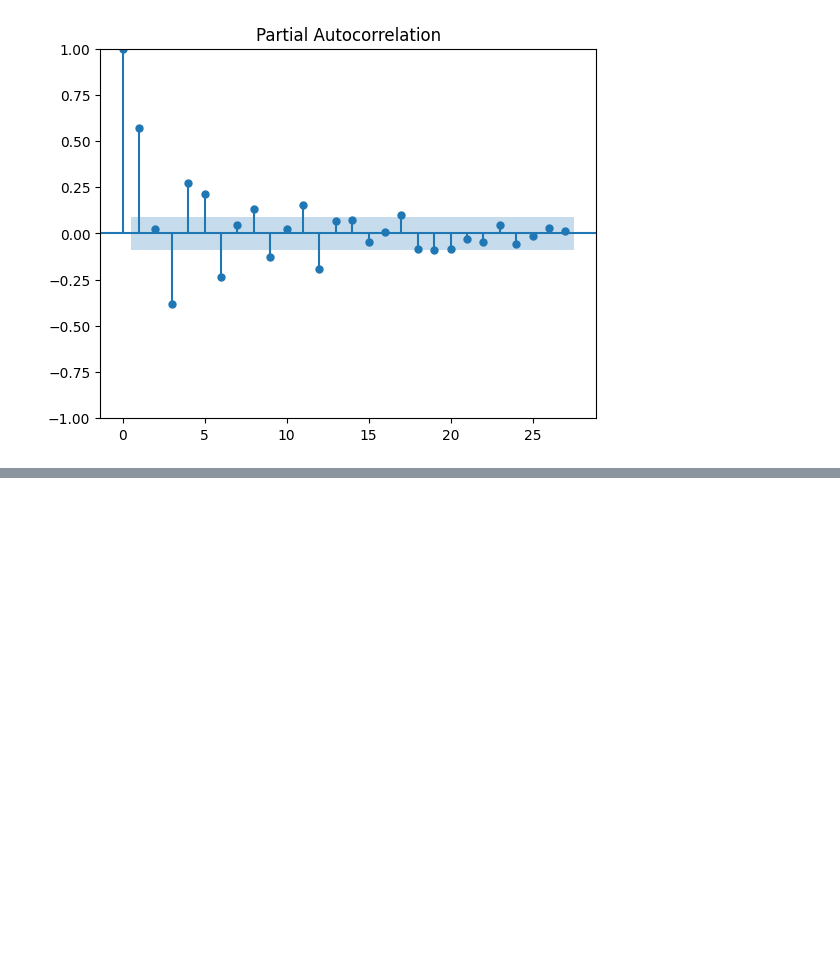
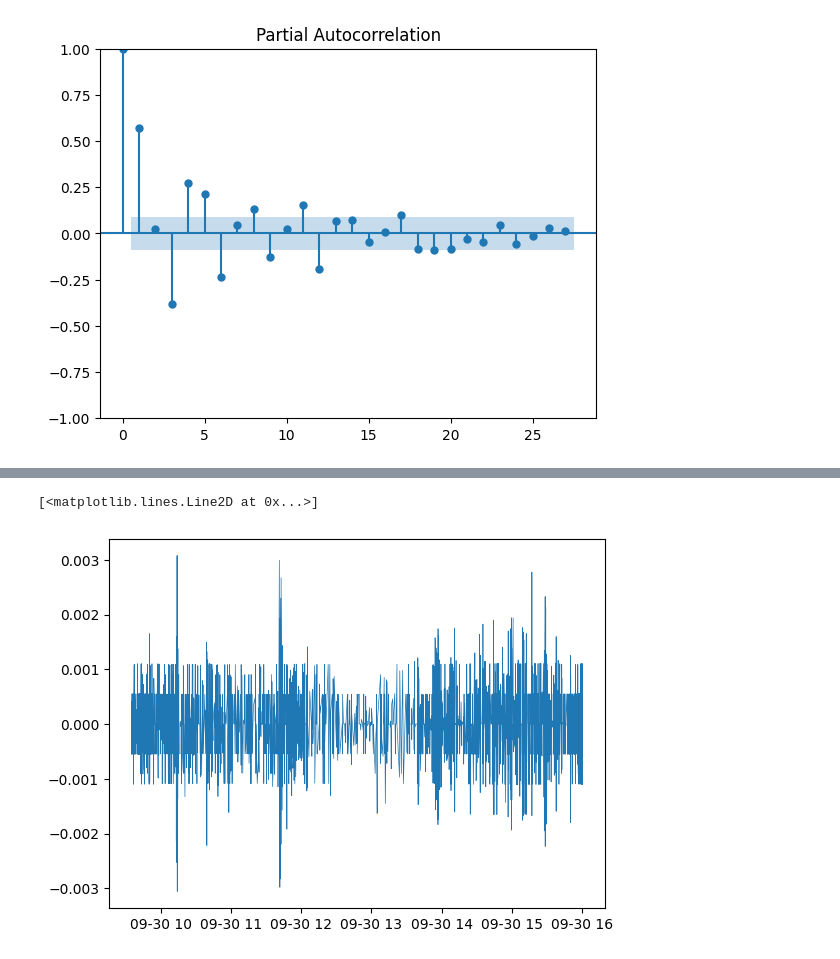
Before and after one commit to ericbeechen/TimeSeries, a Jupyter notebook: HW2.ipynb, the cells around one changed output, grey strips where cells are left out. Drawn from its saved outputs; the diff is of its cells as text; code cells hidden in the pictures; blank space fills up the shorter version.

```diff
--- a/HW2.ipynb
+++ b/HW2.ipynb
@@ -100,0 +108,16 @@ plot_acf(ar13model.resid)
+# %%
+TTM['RETURNS'] = TTM['PRICE'].pct_change()
+# %%
+TTM = TTM.dropna()
+# %%
+TTM.index = pd.to_datetime(
+    TTM.index.astype(str) + " " + TTM["TIME_M"].astype(str),
+    format='mixed'
+)
+# %%
+TTM = TTM.drop(columns=TTM[['TIME_M']])
+# %%
+plt.plot(TTM.index, TTM['RETURNS'], linewidth=.5)
+# %% [output]
+[<matplotlib.lines.Line2D at 0x...>]
+[figure, added]
```
Also changed, not shown: parts of 23 cells of this notebook.
